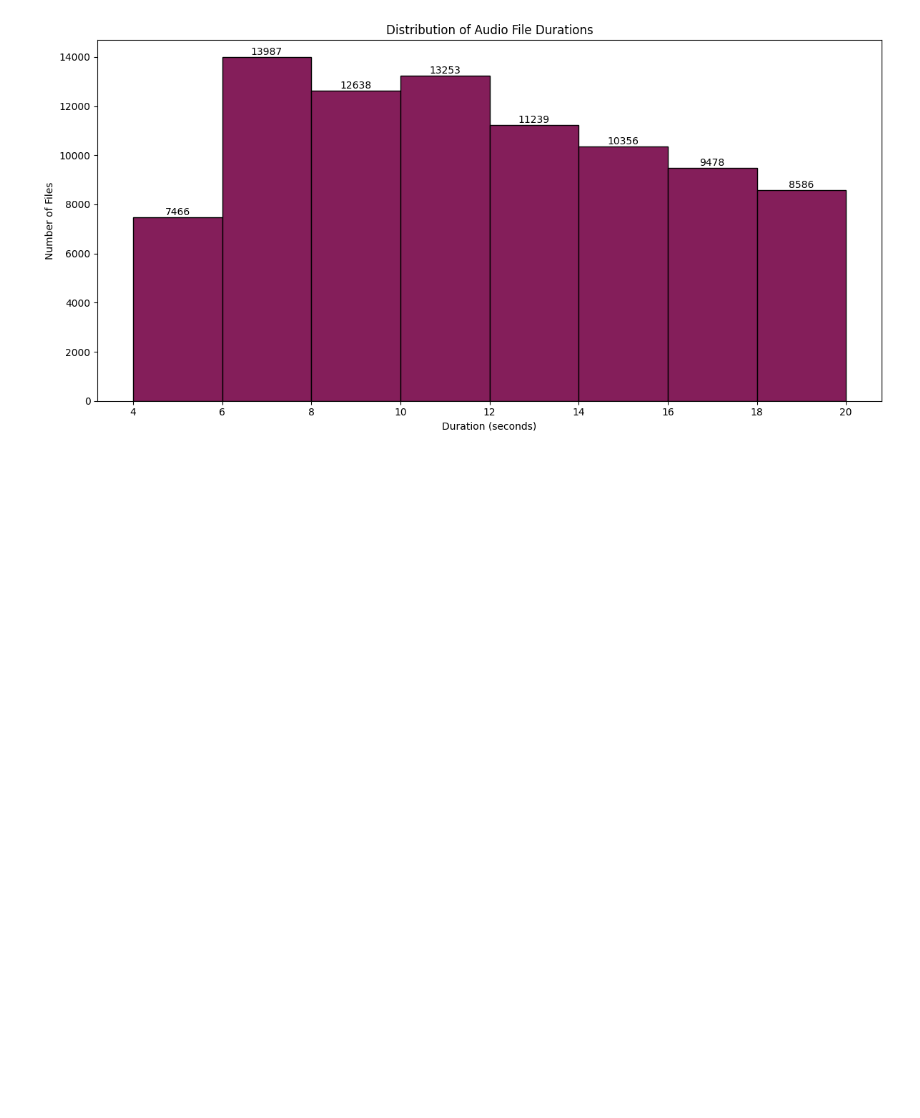
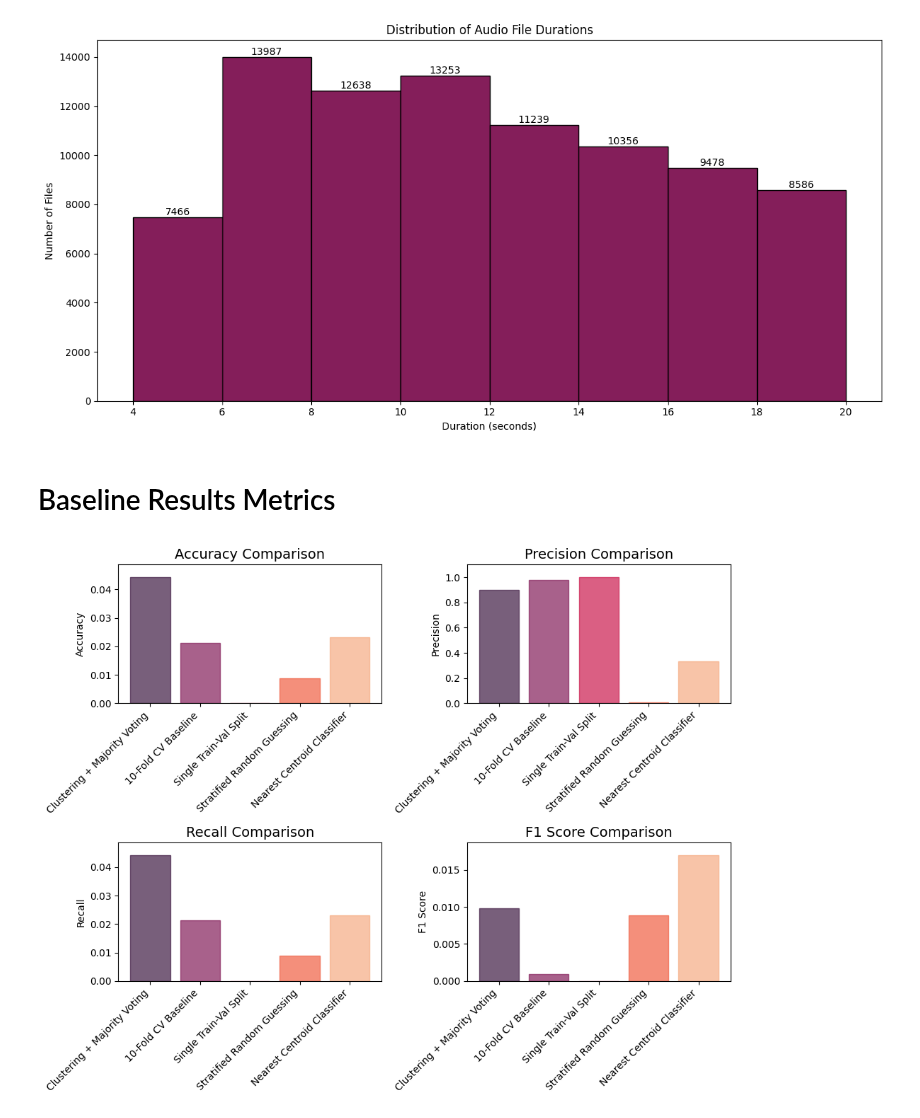
Before and after one commit to Davee02/HSLU.DSPRO1.BirdDetection, a Jupyter notebook: notebooks/09-report-visualizations.ipynb, the cells around one changed output. Cells and saved outputs as stored; diff of their text form; code cells hidden in the pictures; blank space fills up the shorter version.

Commit message:
Baseline Results

```diff
--- a/notebooks/09-report-visualizations.ipynb
+++ b/notebooks/09-report-visualizations.ipynb
@@ -261,3 +261,50 @@ plt.show()
 # %% [output]
 Number of files with durations over 30 seconds (dropped): 171
 [figure]
+# %% [markdown]
+# Baseline Results Metrics
+# %%
+import matplotlib.pyplot as plt
+import numpy as np
+import seaborn as sns
+
+# Define the data
+categories = ['Accuracy', 'Precision', 'Recall', 'F1 Score']
+models = [
+    "Clustering + Majority Voting",
+    "10-Fold CV Baseline",
+    "Single Train-Val Split",
+    "Stratified Random Guessing",
+    "Nearest Centroid Classifier"
+]
+data = [
+    [0.0443, 0.8992, 0.0443, 0.0098],  # Clustering + Majority Voting
+    [0.0213, 0.9792, 0.0213, 0.0009],  # 10-Fold CV Baseline
+    [0.0000, 1.0000, 0.0000, 0.0000],  # Single Train-Val Split
+    [0.0088, 0.0102, 0.0088, 0.0089],  # Stratified Random Guessing
+    [0.0232, 0.3328, 0.0232, 0.0170]   # Nearest Centroid Classifier
+]
+metrics = ['Accuracy', 'Precision', 'Recall', 'F1 Score']
+
+data_transposed = list(zip(*data))
+x = np.arange(len(models))
+max_values = [max(metric_values) for metric_values in data_transposed]
+color_palette = sns.color_palette(palette_name, len(models))
+
+fig, axes = plt.subplots(2, 2, figsize=(10, 8))
+axes = axes.flatten()
+
+for i, metric in enumerate(metrics):
+    bars = axes[i].bar(x, data_transposed[i], tick_label=models, alpha=0.7)
+    for j, bar in enumerate(bars):
+        bar.set_color(color_palette[j])
+    axes[i].set_title(f'{metric} Comparison', fontsize=14)
+    axes[i].set_ylabel(metric)
+    axes[i].set_xticks(x)
+    axes[i].set_xticklabels(models, rotation=45, ha="right")
+    axes[i].set_ylim(0, max_values[i] * 1.1)
+
+fig.tight_layout()
+plt.show()
+# %% [output]
+[figure, added]
```
Also changed, not shown: parts of 1 cell of this notebook.
